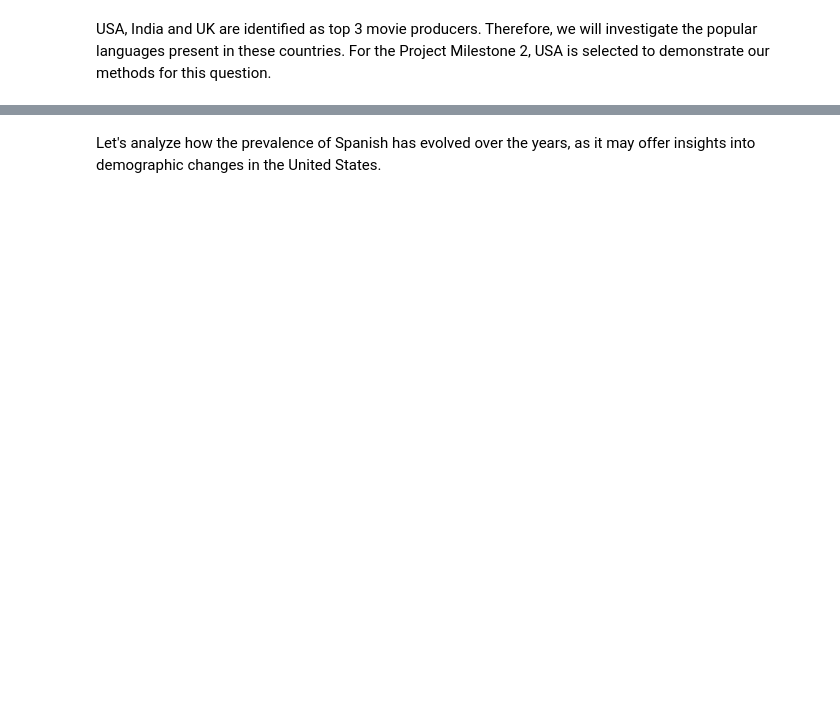
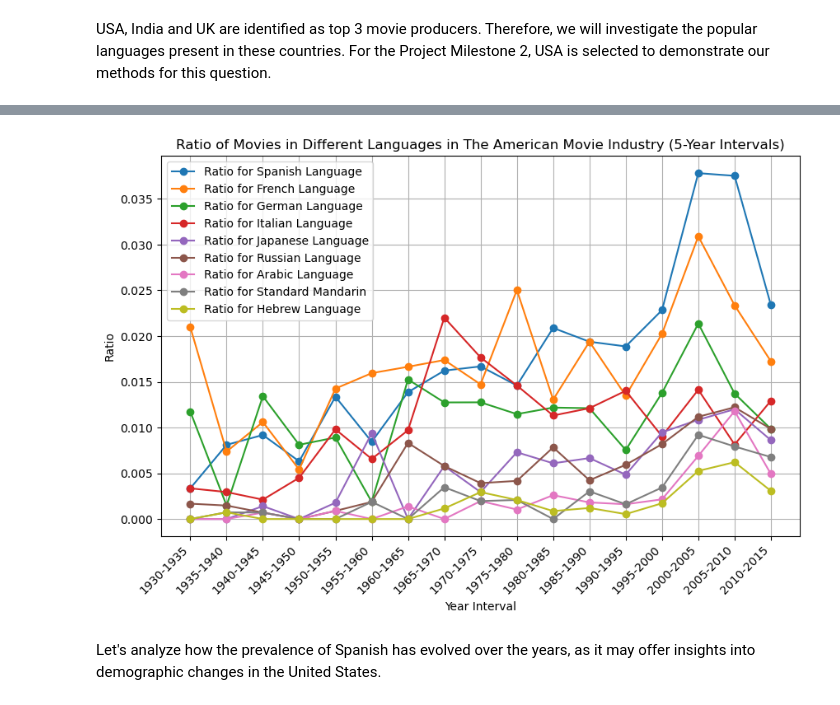
Before and after one commit to epfl-ada/ada-2023-project-pandalysts, a Jupyter notebook: P2.ipynb, the cells around one changed output, grey strips where cells are left out. Cells and saved outputs as stored; diff of their text form; code cells hidden in the pictures; blank space fills up the shorter version.

```diff
--- a/P2.ipynb
+++ b/P2.ipynb
@@ -891,2 +924,46 @@ ax.set(xlabel='Number of Movies',ylabel='',title='10 Most Common Languages Found
+# %%
+def movie_dist(df,languages,country_title):
+    ## This function function takes a dataframe containing information about movies produced in a specific country, the languages of interest and title to be used in the graph indicating the country.
+    ## It visualizes the ratio of movies featuring each specified language relative to the total productions in that country, given in 5-year intervals.
+
+    plt.figure(figsize=(10, 6))
+    for lan in languages:
+        df_exp = df.explode('Movie_languages_clean')
+        lan_df = df_exp[df_exp["Movie_languages_clean"]==lan]
+        lan_per_year = lan_df.groupby("Movie_release_year").count()["Movie_name"] #number of movies presenting this language per year
+        df_per_year = df.groupby("Movie_release_year").count()["Movie_name"] #number of movies produced in this country per year
+
+        lan_per_year.index = lan_per_year.index.astype(int) #convert the year indices to integers
+        df_per_year.index = df_per_year.index.astype(int)
+
+        lan_per_year_df = pd.Series.to_frame(lan_per_year) #convert lan_per_year to dataframe for easier manipulation
+
+        # each language has different time intervals, we need to confine them in a pre-defined time interval to be able to plot them together
+        years_range = range(1930, 2014)
+        lan_per_year_df = lan_per_year_df.reindex(years_range)
+        lan_per_year_df = lan_per_year_df.fillna(0)
+
+        # number of languages and total movies are summed over 5-year intervals
+        lan_movies_sum_per_interval = lan_per_year_df.groupby((lan_per_year_df.index // 5) * 5).sum()
+        df_movies_per_interval = df_per_year.groupby((df_per_year.index // 5) * 5).sum()
+
+        ratio_df_per_interval = (lan_movies_sum_per_interval["Movie_name"]/ df_movies_per_interval).dropna()
+
+        interval_labels = [f"{start}-{start+5}" for start in ratio_df_per_interval.index] #setting xlabels to 5-year intervals
+
+
+        plt.plot(interval_labels, ratio_df_per_interval.values, marker='o', linestyle='-', label=f'Ratio for {lan}')
+
+    plt.title(f"Ratio of Movies in Different Languages in The {country_title} Movie Industry (5-Year Intervals)")
+    plt.xlabel('Year Interval')
+    plt.ylabel('Ratio')
+    plt.xticks(rotation=45, ha="right")
+    plt.legend(loc="upper left")
+    plt.grid(True)
+    plt.show()
+# %%
+movie_dist(USA_df,USA_lan_count[1:10]["Movie_languages_clean"],"American")
+# %% [output]
+[figure, added]
 # %% [markdown]
 Let's analyze how the prevalence of Spanish has evolved over the years, as it may offer insights into demographic changes in the United States.
```
Also changed, not shown: parts of 33 cells of this notebook.
